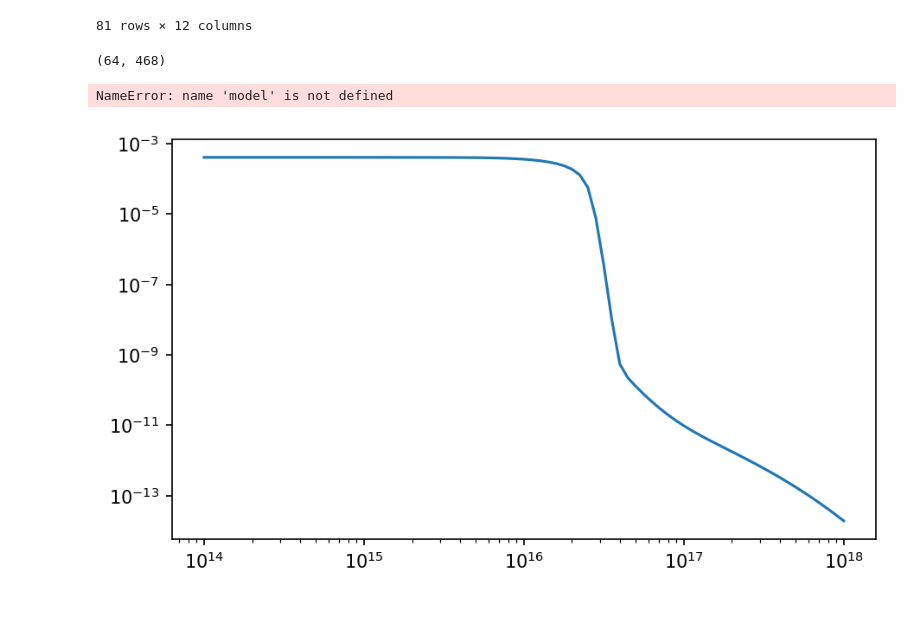
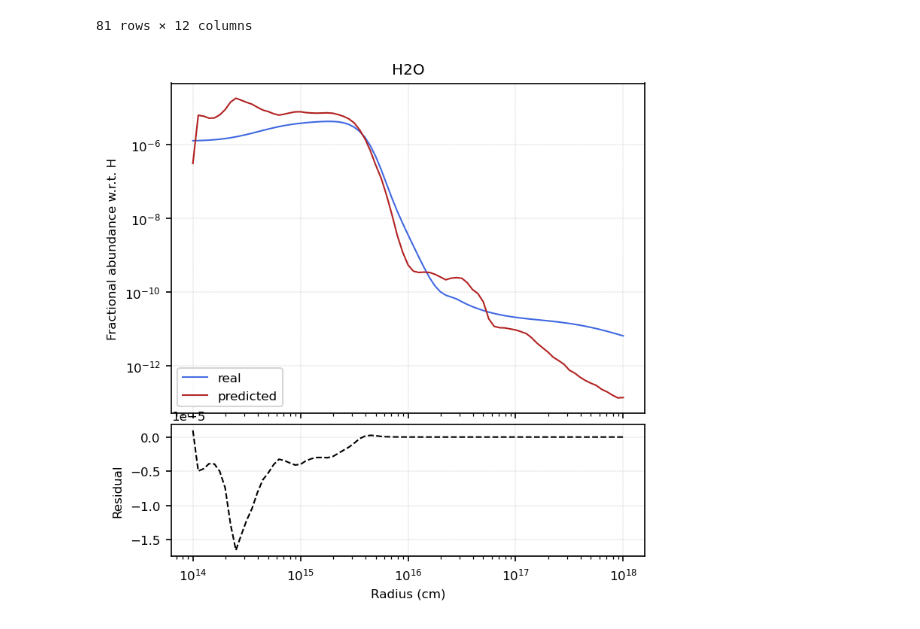
Before and after one commit to silkemaes/MACE, a Jupyter notebook: autoencoder.ipynb, the cells around one changed output. Saved outputs shown, nothing was run; the diff lists cells and outputs as text; code cells hidden in the pictures.

```diff
--- a/autoencoder.ipynb
+++ b/autoencoder.ipynb
@@ -370,7 +422,3 @@ physpar
 | 79 | 8.913000e+17 | 1.135000e-01 | 120.9 | 0.000252 | 0.99940 | 3.498000e-10 | 0.0 | 0.0 | 2.397000e-10 | 0.0 | ... |
 | 80 | 1.000000e+18 | 9.016000e-02 | 116.8 | 0.000224 | 0.99940 | 3.498000e-10 | 0.0 | 0.0 | 2.397000e-10 | 0.0 | ... |
 81 rows × 12 columns
-# %%
-np.shape(test_fracs)
-# %% [output]
-(64, 468)
@@ -379,19 +425,39 @@ fracs = test_fracs[:,36]
+# %%
+'''
+x = dataset in PyTorch tensor form
+'''
+def get_reversed_data(Dataset, x):
+    fracs = Dataset.df
+    mu = Dataset.get_mean()
+    sigma = Dataset.get_std()
+
+    return 10**reverse(x, mu, sigma)
+
+def test_abundance_profile(dir, label):
+    physpar = pd.read_fwf(dir+'csphyspar_smooth_'+label+'.out', )
+    test_fracs = MyDataset(file=dir+'csfrac_smooth_'+label+'.out', fraction=1)
+
+    rad = physpar['RADIUS']
+
+    df_tensor = DataLoader(dataset=test_fracs, batch_size=batch_size, shuffle=False ,  **kwargs)
+
+    model.eval()
+
+    with torch.no_grad():
+        for x in df_tensor:
+            x_hat = model(x.to(DEVICE))
+# %%
+check = DataLoader(dataset=test_fracs, batch_size=batch_size, shuffle=False ,  **kwargs)
 # %%
 model.eval()
 
 with torch.no_grad():
-    model(fracs)
+    for x in check:
+        x_hat = model(x.to(DEVICE))
-# %% [output]
-NameError: name 'model' is not defined
-# %%
-fig = plt.figure(figsize = (7,4))
-ax1 = fig.add_subplot((111))
-
-ax1.plot(physpar['RADIUS'], fracs)
-
-ax1.set_xscale('log')
-ax1.set_yscale('log')
-
-plt.show()
-# %% [output]
-[figure, removed]
+# %%
+orig_x_hat = get_reversed_data(test_fracs, x_hat)
+orig_x = get_reversed_data(test_fracs, x)
+# %%
+plot_fracs_profile(orig_x, orig_x_hat, 'H2O')
+# %% [output]
+[figure, added]
```
Also changed, not shown: parts of 13 cells of this notebook.
